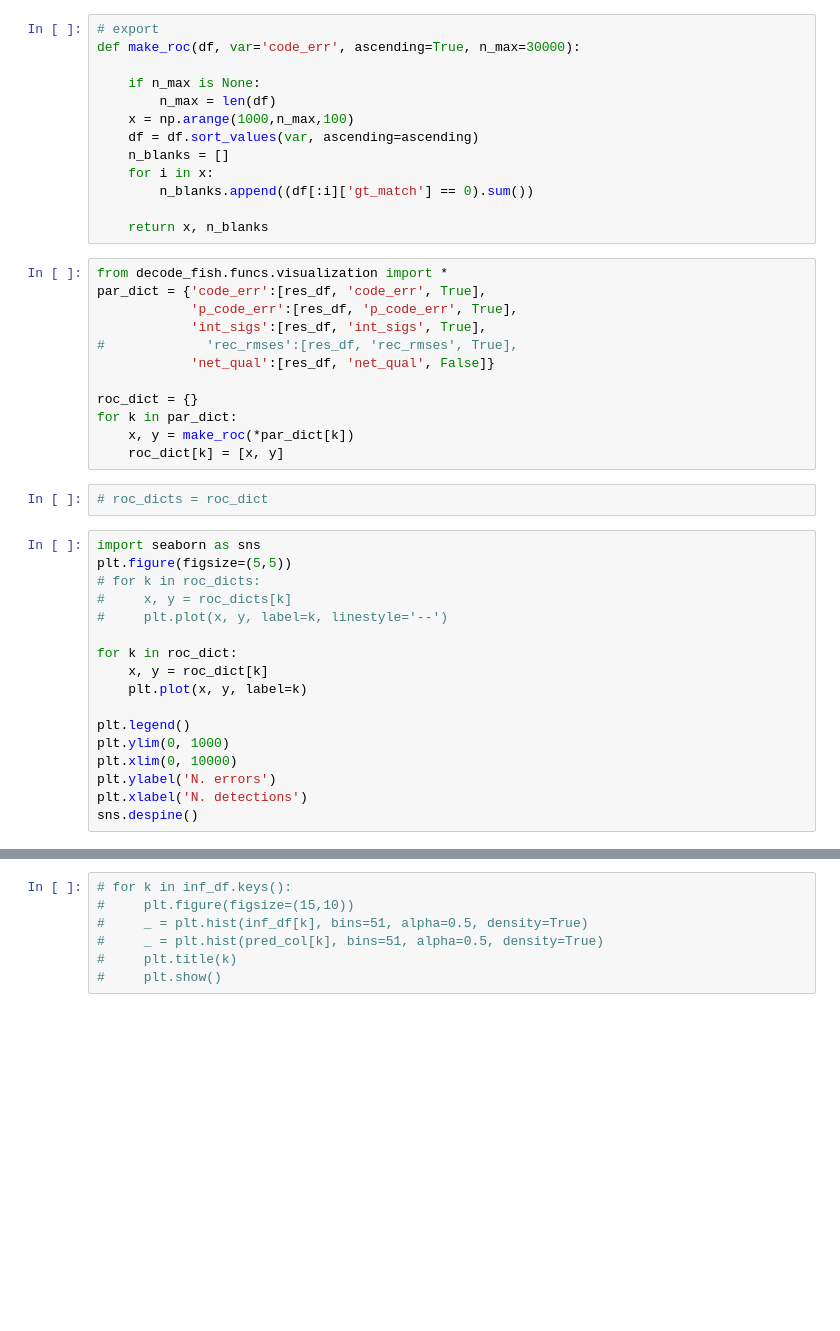
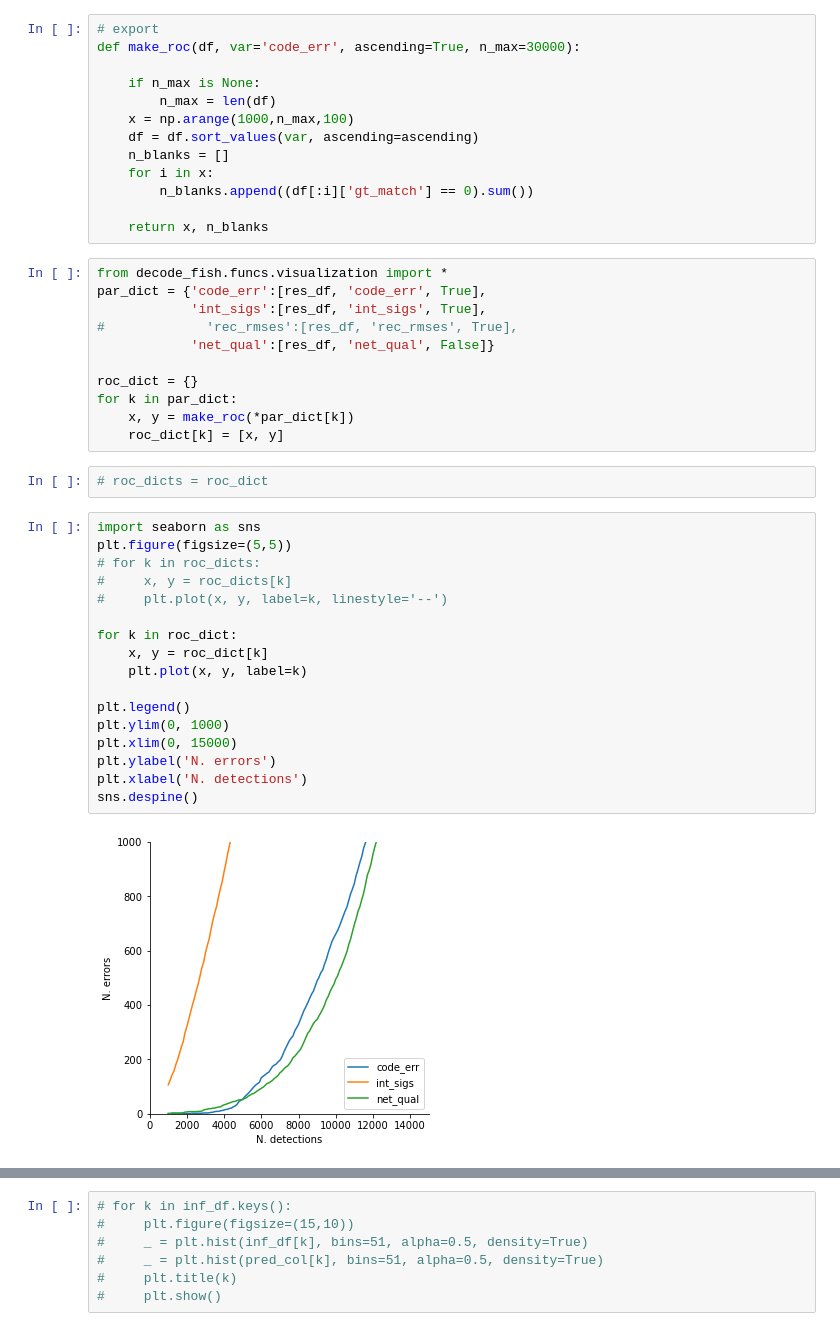
Before and after one commit to TuragaLab/decode_fish, a Jupyter notebook: nbs/22_MERFISH_codenet.ipynb, the cells around one changed output, grey strips where cells are left out. Cells and saved outputs as stored; diff of their text form; blank space fills up the shorter version.

```diff
--- a/nbs/22_MERFISH_codenet.ipynb
+++ b/nbs/22_MERFISH_codenet.ipynb
@@ -366,7 +385,6 @@ def make_roc(df, var='code_err', ascending=True, n_max=30000):
 # %%
 from decode_fish.funcs.visualization import *
 par_dict = {'code_err':[res_df, 'code_err', True],
-            'p_code_err':[res_df, 'p_code_err', True],
             'int_sigs':[res_df, 'int_sigs', True],
 #             'rec_rmses':[res_df, 'rec_rmses', True],
             'net_qual':[res_df, 'net_qual', False]}
@@ -380,20 +398,22 @@ for k in par_dict:
 # %%
 import seaborn as sns
 plt.figure(figsize=(5,5))
 # for k in roc_dicts:
 #     x, y = roc_dicts[k]
 #     plt.plot(x, y, label=k, linestyle='--')
 
 for k in roc_dict:
     x, y = roc_dict[k]
     plt.plot(x, y, label=k)
 
 plt.legend()
 plt.ylim(0, 1000)
-plt.xlim(0, 10000)
+plt.xlim(0, 15000)
 plt.ylabel('N. errors')
 plt.xlabel('N. detections')
 sns.despine()
+# %% [output]
+[figure, added]
 # %%
 import seaborn as sns
 plt.figure(figsize=(5,5))
```
Also changed, not shown: parts of 12 cells of this notebook, 29 other files.
